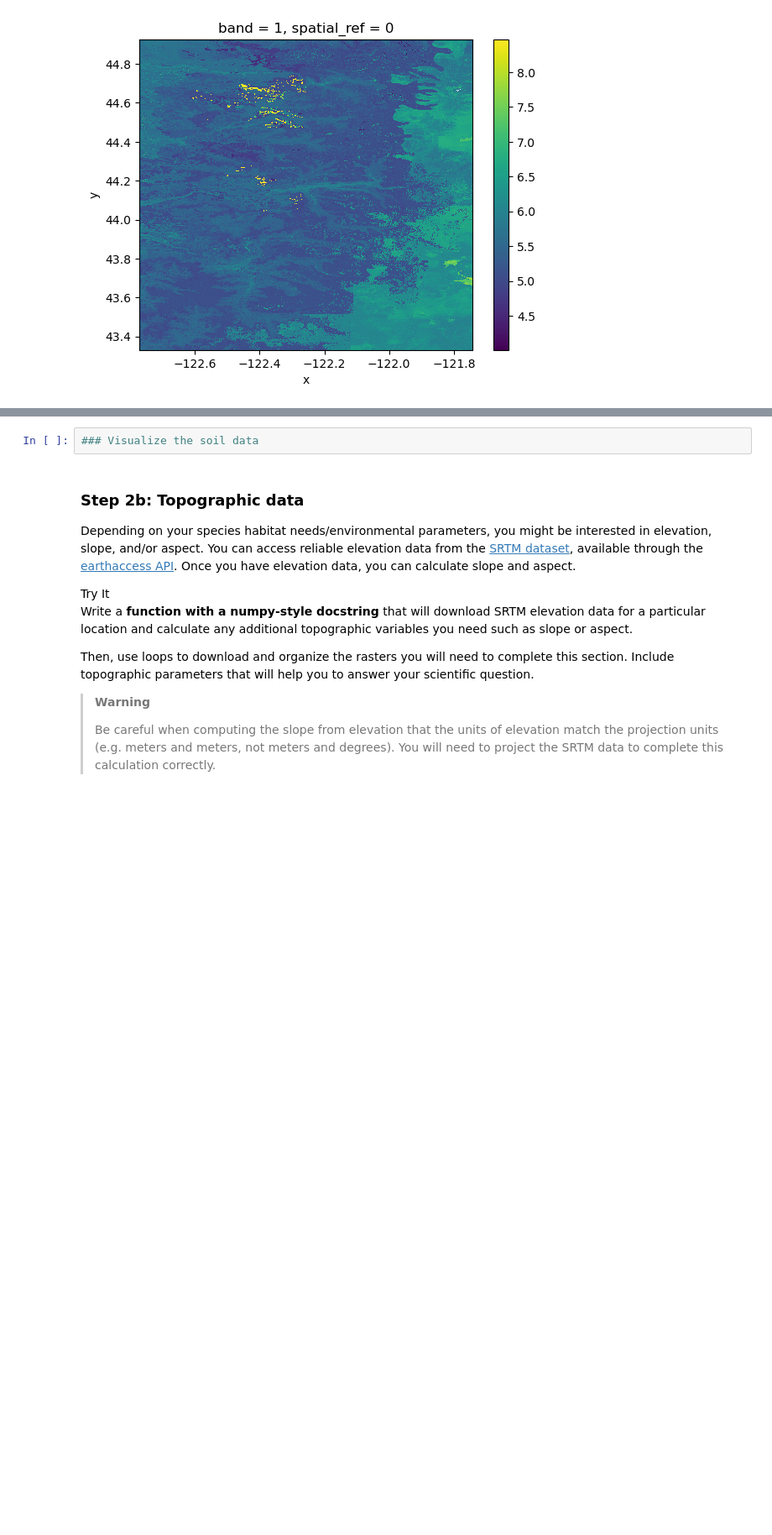
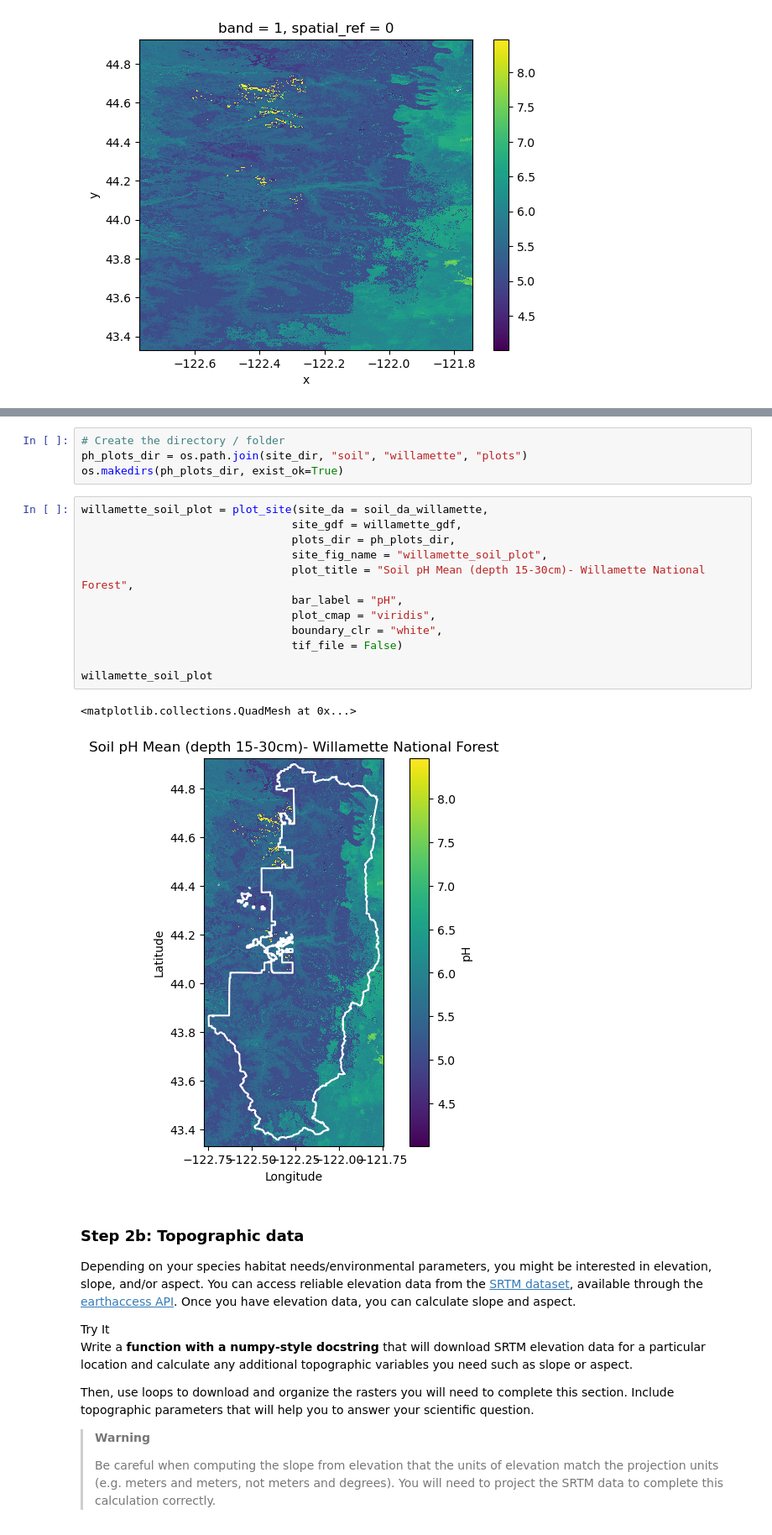
Before and after one commit to earthlab-education/spring-03-habitat-suitability-climate-change-nym-veach, a Jupyter notebook: habitat_suitability.ipynb, the cells around one changed output, grey strips where cells are left out. Shown at 84% size. Saved outputs shown, nothing was run; the diff lists cells and outputs as text; blank space fills up the shorter version.

Commit message:
finished soil plotting function

```diff
--- a/habitat_suitability.ipynb
+++ b/habitat_suitability.ipynb
@@ -782,5 +869,22 @@ soil_da_willamette.plot()
+# %%
+# Create the directory / folder
+ph_plots_dir = os.path.join(site_dir, "soil", "willamette", "plots")
+os.makedirs(ph_plots_dir, exist_ok=True)
 # %%
-### Visualize the soil data
+willamette_soil_plot = plot_site(site_da = soil_da_willamette,
+                                site_gdf = willamette_gdf,
+                                plots_dir = ph_plots_dir,
+                                site_fig_name = "willamette_soil_plot",
+                                plot_title = "Soil pH Mean (depth 15-30cm)- Willamette National Forest",
+                                bar_label = "pH",
+                                plot_cmap = "viridis",
+                                boundary_clr = "white",
+                                tif_file = False)
+
+willamette_soil_plot
+# %% [output]
+<matplotlib.collections.QuadMesh at 0x...>
+[figure, added]
 # %% [markdown]
 ### Step 2b: Topographic data
 
```
Also changed, not shown: parts of 3 cells of this notebook.
